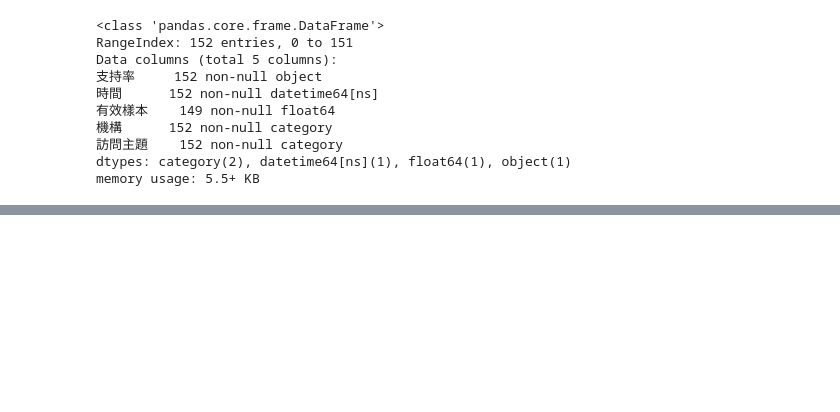
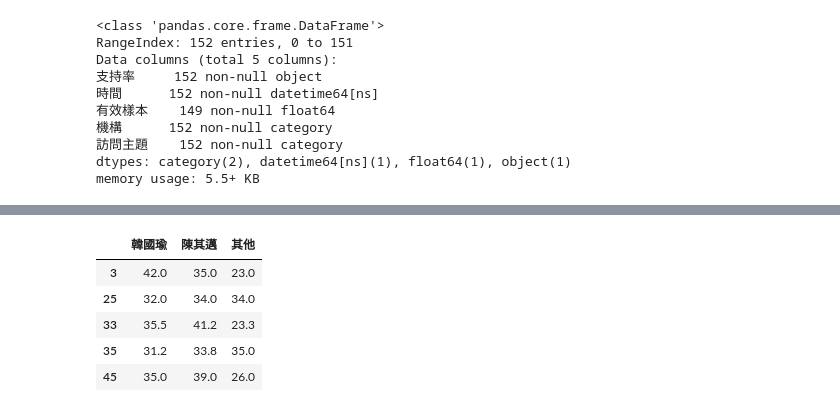
Before and after one commit to ohmsvop/hocor2018, a Jupyter notebook: ipynb/Fundamentals of Data Analysis.ipynb, the cells around one changed output, grey strips where cells are left out. Saved outputs shown, nothing was run; the diff lists cells and outputs as text; code cells hidden in the pictures; blank space fills up the shorter version.

```diff
--- a/ipynb/Fundamentals of Data Manipulation and Visualization.ipynb
+++ b/ipynb/Fundamentals of Data Analysis.ipynb
@@ -447,5 +448,14 @@ pd.Series(taipei.iloc[0,0])
 dtype: object
 # %%
 percentage = taipei['支持率'].apply(pd.Series)
+# %%
+percentage.head()
+# %% [output]
+|  | 韓國瑜 | 陳其邁 | 其他 |
+| 3 | 42.0 | 35.0 | 23.0 |
+| 25 | 32.0 | 34.0 | 34.0 |
+| 33 | 35.5 | 41.2 | 23.3 |
+| 35 | 31.2 | 33.8 | 35.0 |
+| 45 | 35.0 | 39.0 | 26.0 |
 # %%
 percentage = percentage.applymap(lambda x: float(x.strip('%')))
```
Also changed, not shown: parts of 32 cells of this notebook.
